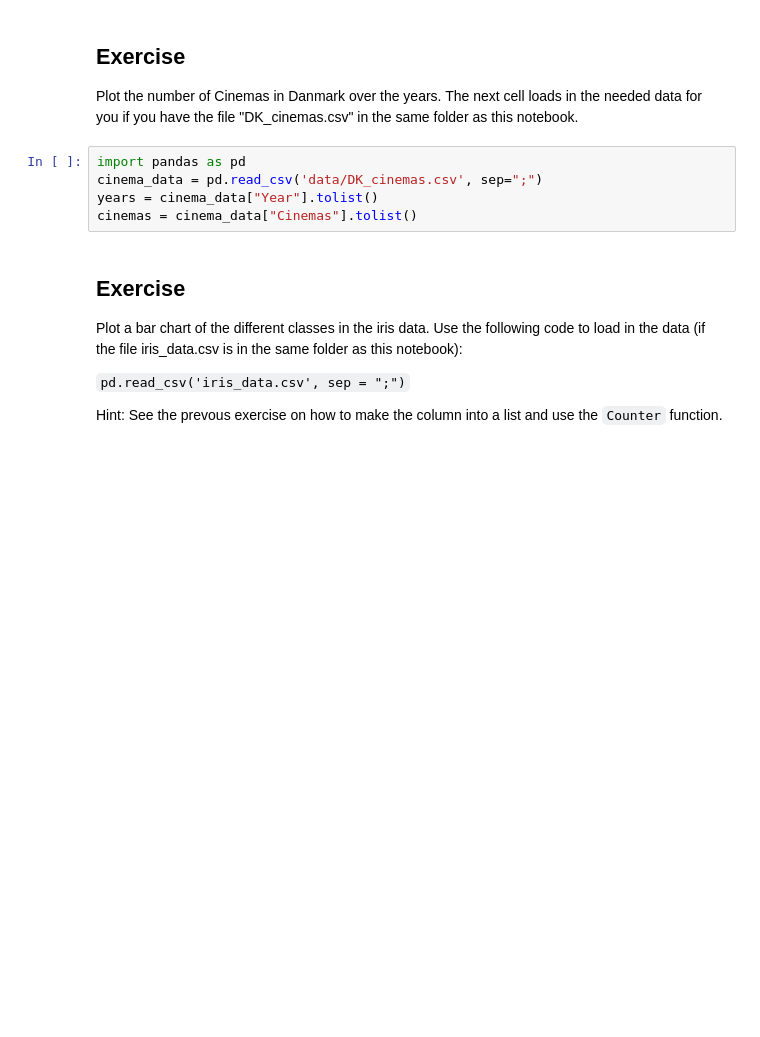
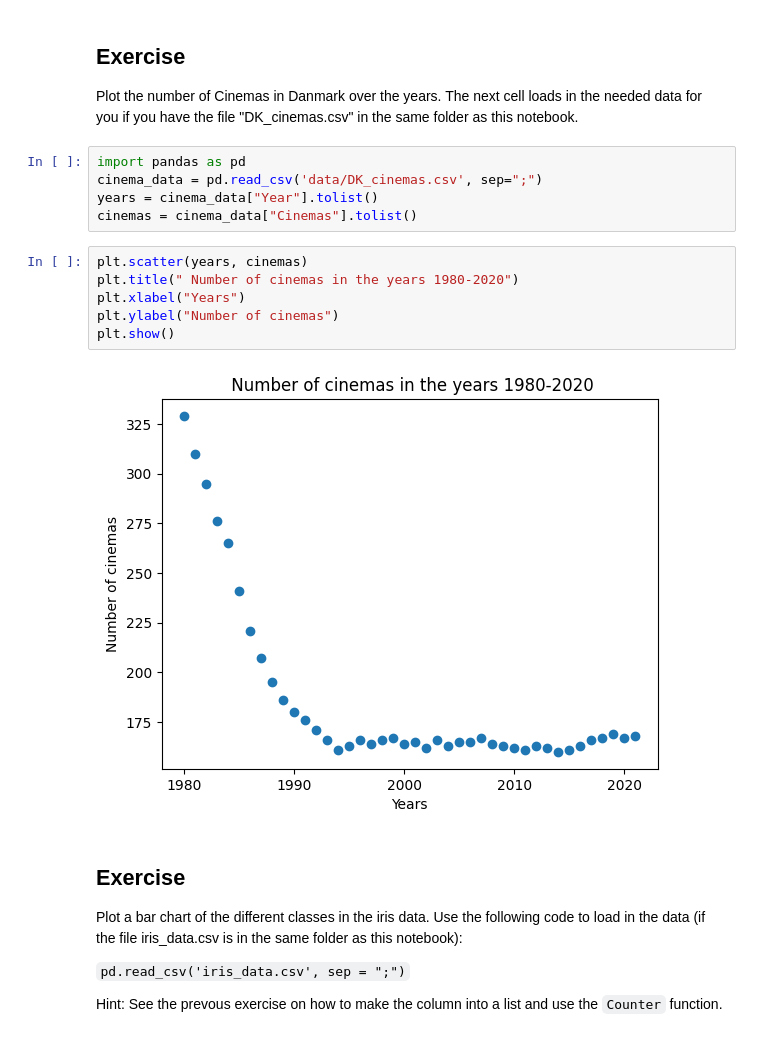
Before and after one commit to ArthurBoucard/RUC_Data-and-Things, a Jupyter notebook: Visualizing data.ipynb, the cells around one changed output. Saved outputs shown, nothing was run; the diff lists cells and outputs as text; blank space fills up the shorter version.

```diff
--- a/Visualizing data.ipynb
+++ b/Visualizing data.ipynb
@@ -222,6 +222,14 @@ import pandas as pd
 cinema_data = pd.read_csv('data/DK_cinemas.csv', sep=";")
 years = cinema_data["Year"].tolist()
 cinemas = cinema_data["Cinemas"].tolist()
+# %%
+plt.scatter(years, cinemas)
+plt.title(" Number of cinemas in the years 1980-2020")
+plt.xlabel("Years")
+plt.ylabel("Number of cinemas")
+plt.show()
+# %% [output]
+[figure, added]
 # %% [markdown]
 ## Exercise
 
```
Also changed, not shown: parts of 3 cells of this notebook.
